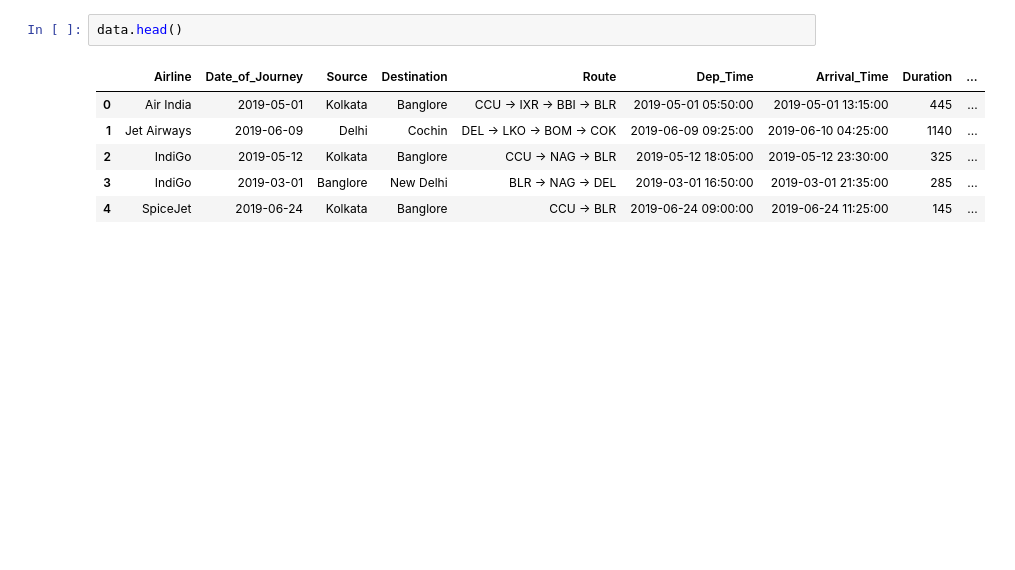
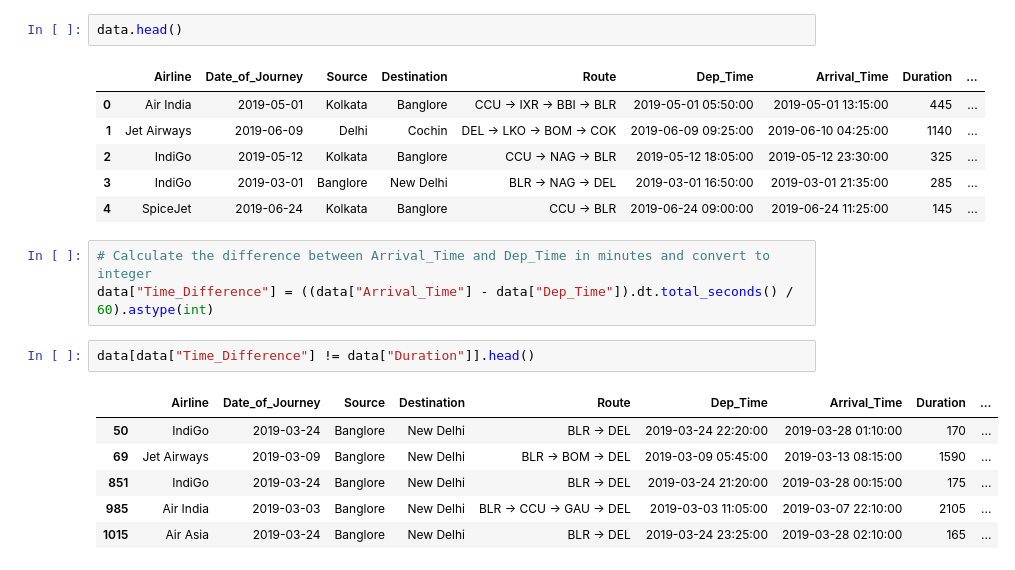
Before and after one commit to mehmetakifkoz/Flight-Ticket-Price-Predictor, a Jupyter notebook: FTTP.ipynb, the cells around one changed output. Drawn from its saved outputs; the diff is of its cells as text; blank space fills up the shorter version.

```diff
--- a/FTTP.ipynb
+++ b/FTTP.ipynb
@@ -263,3 +263,15 @@ data.head()
 | 2 | IndiGo | 2019-05-12 | Kolkata | Banglore | CCU → NAG → BLR | 2019-05-12 18:05:00 | 2019-05-12 23:30:00 | 325 | ... |
 | 3 | IndiGo | 2019-03-01 | Banglore | New Delhi | BLR → NAG → DEL | 2019-03-01 16:50:00 | 2019-03-01 21:35:00 | 285 | ... |
 | 4 | SpiceJet | 2019-06-24 | Kolkata | Banglore | CCU → BLR | 2019-06-24 09:00:00 | 2019-06-24 11:25:00 | 145 | ... |
+# %%
+# Calculate the difference between Arrival_Time and Dep_Time in minutes and convert to integer
+data["Time_Difference"] = ((data["Arrival_Time"] - data["Dep_Time"]).dt.total_seconds() / 60).astype(int)
+# %%
+data[data["Time_Difference"] != data["Duration"]].head()
+# %% [output]
+|  | Airline | Date_of_Journey | Source | Destination | Route | Dep_Time | Arrival_Time | Duration | ... |
+| 50 | IndiGo | 2019-03-24 | Banglore | New Delhi | BLR → DEL | 2019-03-24 22:20:00 | 2019-03-28 01:10:00 | 170 | ... |
+| 69 | Jet Airways | 2019-03-09 | Banglore | New Delhi | BLR → BOM → DEL | 2019-03-09 05:45:00 | 2019-03-13 08:15:00 | 1590 | ... |
+| 851 | IndiGo | 2019-03-24 | Banglore | New Delhi | BLR → DEL | 2019-03-24 21:20:00 | 2019-03-28 00:15:00 | 175 | ... |
+| 985 | Air India | 2019-03-03 | Banglore | New Delhi | BLR → CCU → GAU → DEL | 2019-03-03 11:05:00 | 2019-03-07 22:10:00 | 2105 | ... |
+| 1015 | Air Asia | 2019-03-24 | Banglore | New Delhi | BLR → DEL | 2019-03-24 23:25:00 | 2019-03-28 02:10:00 | 165 | ... |
```
Also changed, not shown: parts of 3 cells of this notebook.
